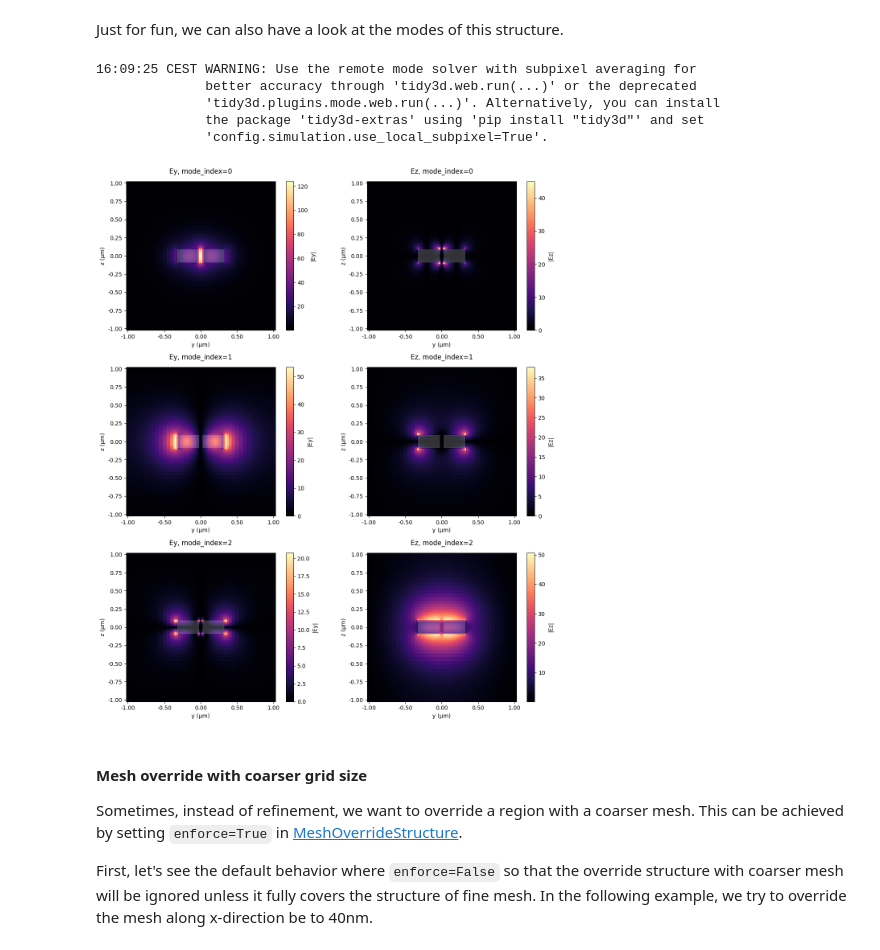
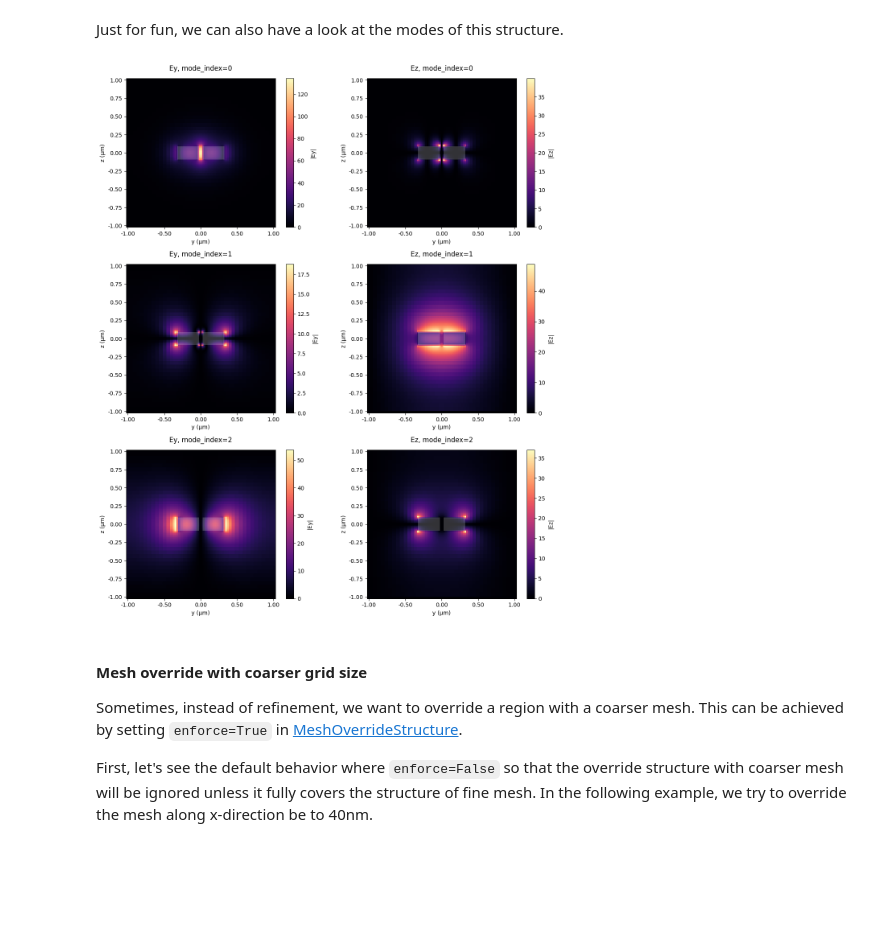
Before and after one commit to flexcompute/tidy3d-notebooks, a Jupyter notebook: AutoGrid.ipynb, the cells around one changed output. Cells and saved outputs as stored; diff of their text form; code cells hidden in the pictures; blank space fills up the shorter version.

Commit message:
update notebooks to local ModeSimulation

```diff
--- a/AutoGrid.ipynb
+++ b/AutoGrid.ipynb
@@ -11,7 +11,8 @@ import numpy as np
 
 # tidy3d imports
 import tidy3d as td
-from tidy3d.plugins.mode import ModeSolver
+
+td.config.simulation.use_local_subpixel = True
 # %%
 # basic parameters (note, all length units are microns)
 nm = 1e-3
@@ -312,27 +313,28 @@ Just for fun, we can also have a look at the modes of this structure.
 # %%
 num_modes = 3
 plane = td.Box(center=(0, 0, 0), size=(0, 2, 2))
 mode_spec = td.ModeSpec(num_modes=num_modes)
-ms = ModeSolver(
-    simulation=sim_nonuniform_20_refine, plane=plane, mode_spec=mode_spec, freqs=[freq0]
+
+mode_simulation = td.ModeSimulation.from_simulation(
+    simulation=sim_nonuniform_20_refine,
+    plane=plane,
+    mode_spec=mode_spec,
+    freqs=[freq0],
 )
-modes = ms.solve()
-fig, axs = ms.plot_field_components(
+sim_data = mode_simulation.run_local()
+modes = sim_data.modes
+
+fig, axs = sim_data.plot_field_components(
     field_names=("Ey", "Ez"),
     mode_indices=tuple(range(num_modes)),
     val="abs",
     f=freq0,
     robust=False,
     figsize=(12, 14),
 )
 plt.show()
 # %% [output]
-16:09:25 CEST WARNING: Use the remote mode solver with subpixel averaging for
-              better accuracy through 'tidy3d.web.run(...)' or the deprecated
-              'tidy3d.plugins.mode.web.run(...)'. Alternatively, you can install
-              the package 'tidy3d-extras' using 'pip install "tidy3d"' and set
-              'config.simulation.use_local_subpixel=True'.
-[figure, old version]
+[figure, new version]
 # %% [markdown]
 #### Mesh override with coarser grid size
 Sometimes, instead of refinement, we want to override a region with a coarser mesh. This can be achieved by setting `enforce=True` in [MeshOverrideStructure](https://docs.flexcompute.com/projects/tidy3d/en/latest/api/_autosummary/tidy3d.MeshOverrideStructure.html).
```
Also changed, not shown: parts of 1 cell of this notebook, 8 other files.
